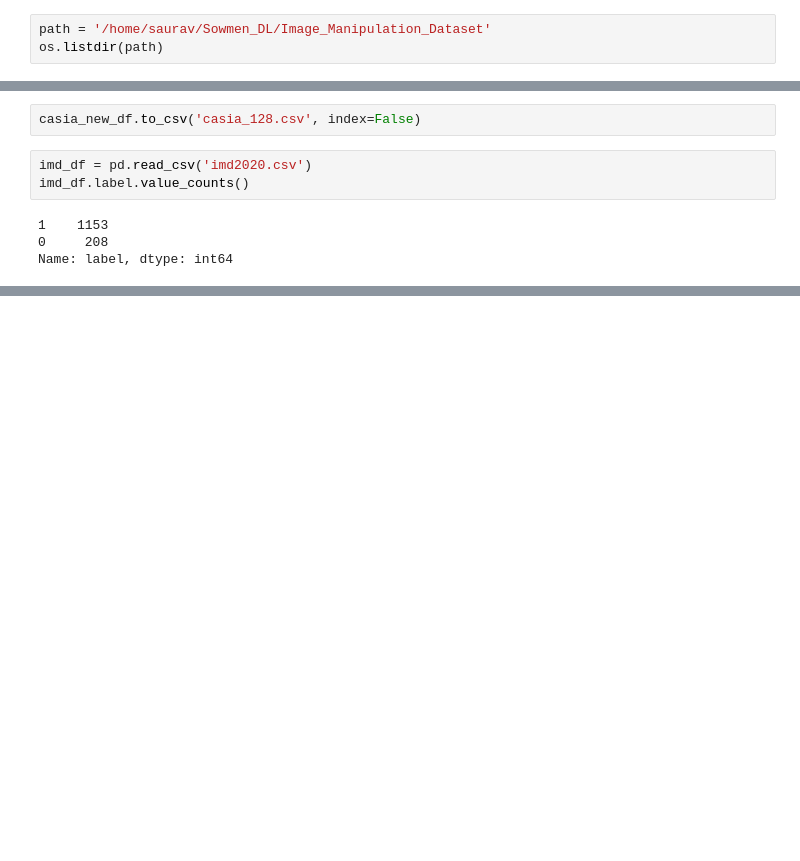
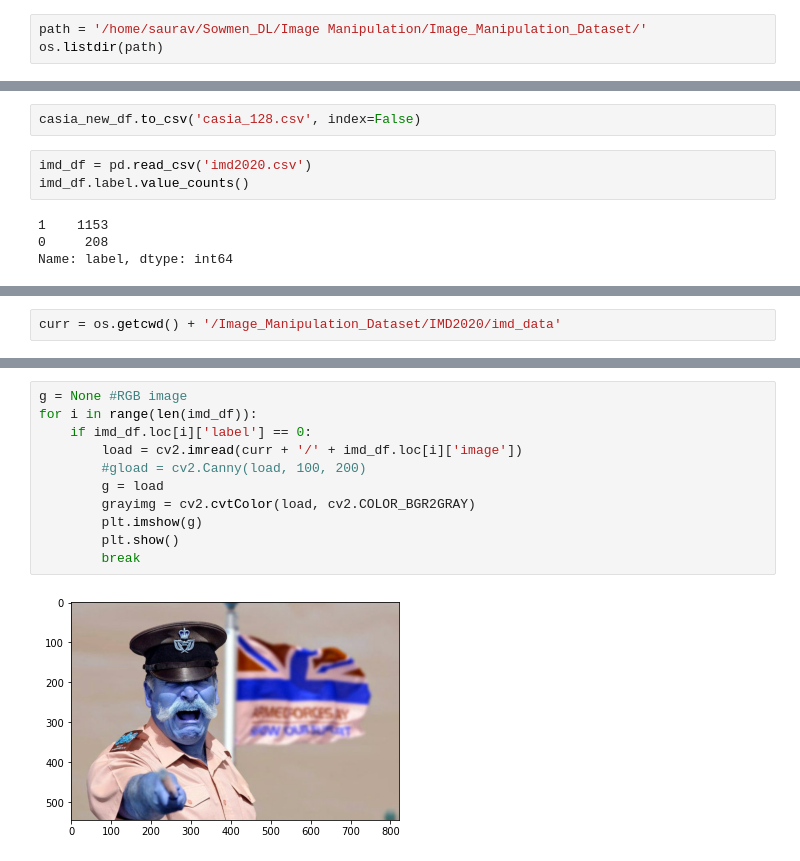
Before and after one commit to sowmen/imanip_main, a Jupyter notebook: createCSV.ipynb, the cells around one changed output, grey strips where cells are left out. Cells and saved outputs as stored; diff of their text form; blank space fills up the shorter version.

```diff
--- a/createCSV.ipynb
+++ b/createCSV.ipynb
@@ -7,6 +7,6 @@ import pandas as pd
 import random
 from tqdm import tqdm
 # %%
-path = '/home/saurav/Sowmen_DL/Image_Manipulation_Dataset'
+path = '/home/saurav/Sowmen_DL/Image Manipulation/Image_Manipulation_Dataset/'
 os.listdir(path)
 # %% [output]
@@ -266,0 +290,2 @@ Name: label, dtype: int64
+# %%
+curr = os.getcwd() + '/Image_Manipulation_Dataset/IMD2020/imd_data'
@@ -266,0 +301,13 @@ Name: label, dtype: int64
+# %%
+g = None #RGB image
+for i in range(len(imd_df)):
+    if imd_df.loc[i]['label'] == 0:
+        load = cv2.imread(curr + '/' + imd_df.loc[i]['image'])
+        #gload = cv2.Canny(load, 100, 200)
+        g = load
+        grayimg = cv2.cvtColor(load, cv2.COLOR_BGR2GRAY)
+        plt.imshow(g)
+        plt.show()
+        break
+# %% [output]
+[figure, added]
```
Also changed, not shown: parts of 9 cells of this notebook, 2 other files.
